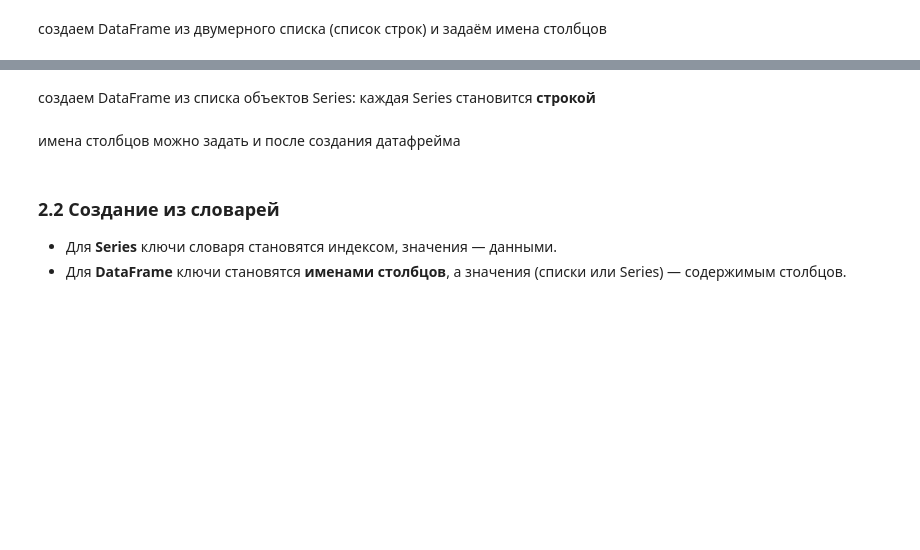
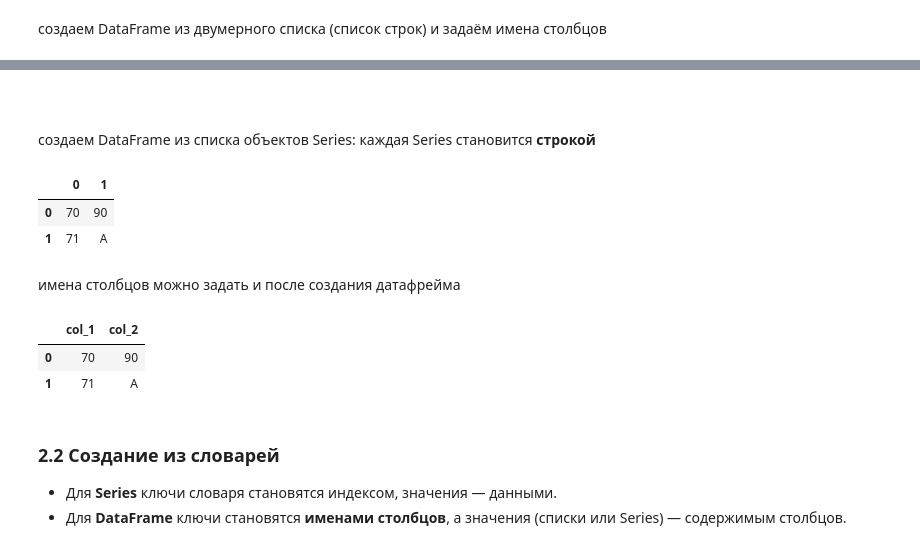
Before and after one commit to LonsdaleV/pyth_labs, a Jupyter notebook: ЛР4 Data-Structures_and_Indexing.ipynb, the cells around one changed output, grey strips where cells are left out. Drawn from its saved outputs; the diff is of its cells as text; code cells hidden in the pictures; blank space fills up the shorter version.

```diff
--- a/ЛР4 Data-Structures_and_Indexing.ipynb
+++ b/ЛР4 Data-Structures_and_Indexing.ipynb
@@ -102,15 +124,25 @@ df
+# %% [markdown]
+###
 # %% [markdown]
 создаем DataFrame из списка объектов Series: каждая Series становится **строкой**
 # %%
 series_1 = pd.Series([70, 90])
-series_2 = pd.Series([71, 91])
-df = pd.DataFrame([series_1, series_2])
+series_2 = pd.Series([71, 'A'])
+df = pd.DataFrame([ series_1,series_2])
 df
+# %% [output]
+|  | 0 | 1 |
+| 0 | 70 | 90 |
+| 1 | 71 | A |
 # %% [markdown]
 имена столбцов можно задать и после создания датафрейма
 # %%
 df.columns = ['col_1', 'col_2']
 df
+# %% [output]
+|  | col_1 | col_2 |
+| 0 | 70 | 90 |
+| 1 | 71 | A |
 # %% [markdown]
 ### 2.2 Создание из словарей
 - Для **Series** ключи словаря становятся индексом, значения — данными.
```
Also changed, not shown: parts of 24 cells of this notebook, 1 other file.
